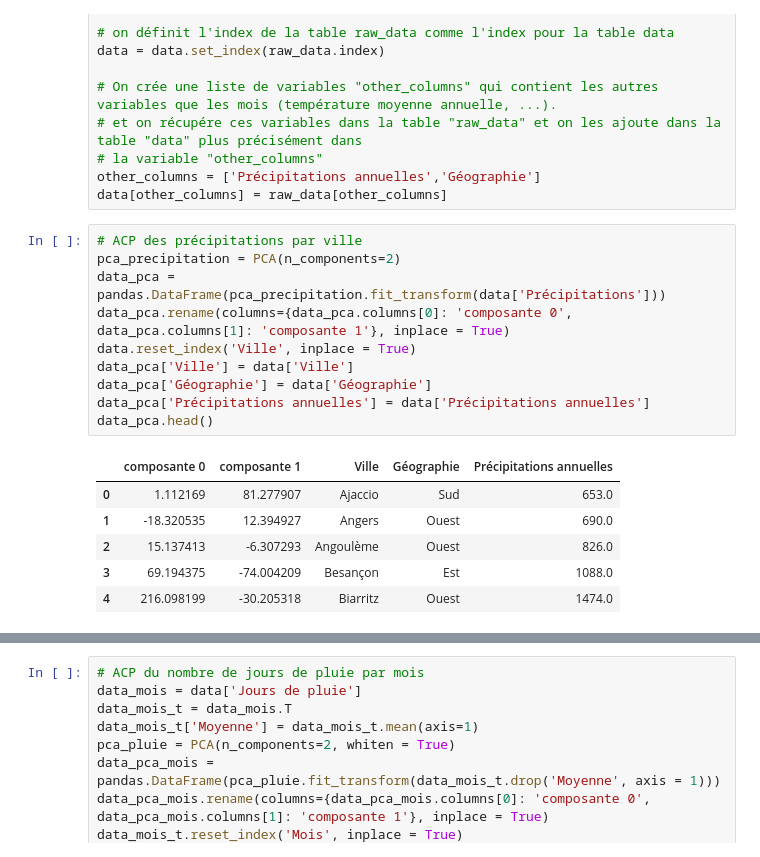
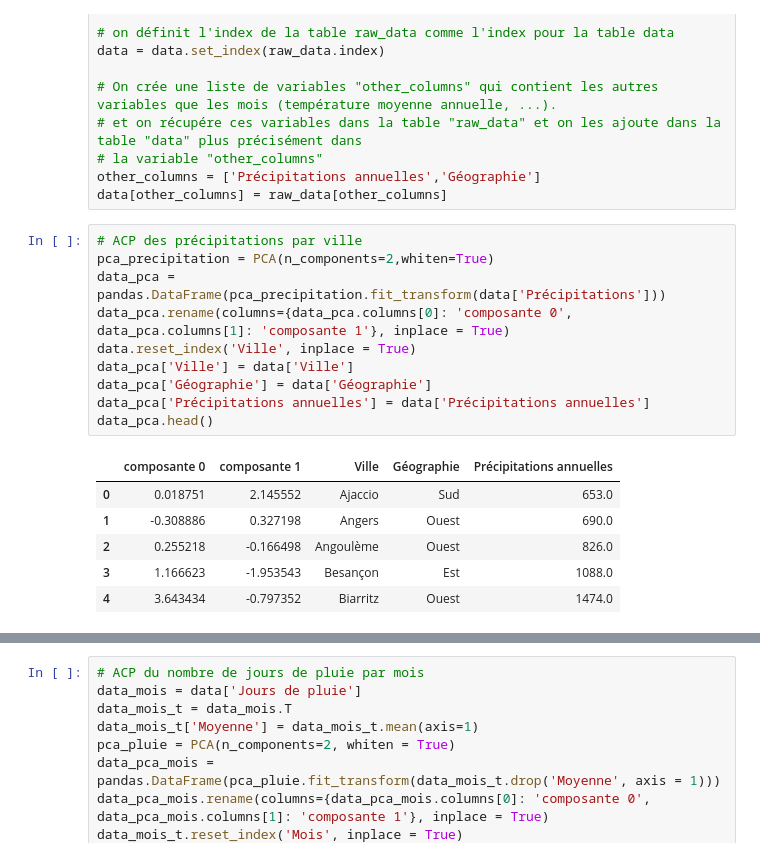
Before and after one commit to campusplage/compte-rendus-pellegrin-nagaratnam, a Jupyter notebook: TP2_sklearn.ipynb, the cells around one changed output, grey strips where cells are left out. Cells and saved outputs as stored; diff of their text form.

```diff
--- a/TP2_sklearn.ipynb
+++ b/TP2_sklearn.ipynb
@@ -469,21 +469,21 @@ other_columns = ['Précipitations annuelles','Géographie']
 data[other_columns] = raw_data[other_columns]
 # %%
 # ACP des précipitations par ville
-pca_precipitation = PCA(n_components=2)
+pca_precipitation = PCA(n_components=2,whiten=True)
 data_pca = pandas.DataFrame(pca_precipitation.fit_transform(data['Précipitations']))
 data_pca.rename(columns={data_pca.columns[0]: 'composante 0', data_pca.columns[1]: 'composante 1'}, inplace = True)
 data.reset_index('Ville', inplace = True)
 data_pca['Ville'] = data['Ville']
 data_pca['Géographie'] = data['Géographie']
 data_pca['Précipitations annuelles'] = data['Précipitations annuelles']
 data_pca.head()
 # %% [output]
 |  | composante 0 | composante 1 | Ville | Géographie | Précipitations annuelles |
-| 0 | 1.112169 | 81.277907 | Ajaccio | Sud | 653.0 |
-| 1 | -18.320535 | 12.394927 | Angers | Ouest | 690.0 |
-| 2 | 15.137413 | -6.307293 | Angoulème | Ouest | 826.0 |
-| 3 | 69.194375 | -74.004209 | Besançon | Est | 1088.0 |
-| 4 | 216.098199 | -30.205318 | Biarritz | Ouest | 1474.0 |
+| 0 | 0.018751 | 2.145552 | Ajaccio | Sud | 653.0 |
+| 1 | -0.308886 | 0.327198 | Angers | Ouest | 690.0 |
+| 2 | 0.255218 | -0.166498 | Angoulème | Ouest | 826.0 |
+| 3 | 1.166623 | -1.953543 | Besançon | Est | 1088.0 |
+| 4 | 3.643434 | -0.797352 | Biarritz | Ouest | 1474.0 |
 # %%
 !pip install adjustText
 from adjustText import adjust_text
```
Also changed, not shown: parts of 2 cells of this notebook.
